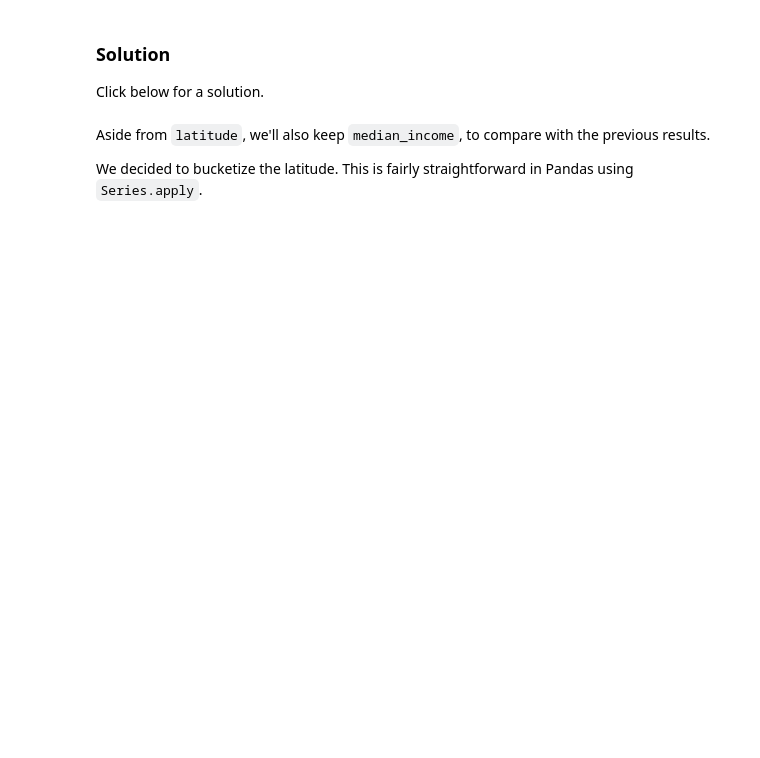
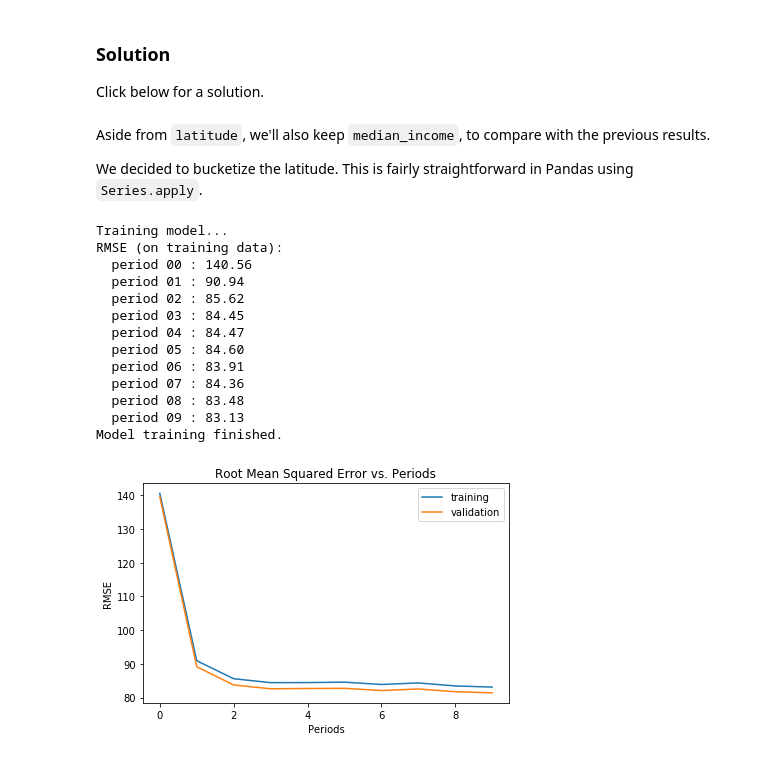
Before and after one commit to odmana/google-ai-crash-course, a Jupyter notebook: feature_sets.ipynb, the cells around one changed output. Drawn from its saved outputs; the diff is of its cells as text; code cells hidden in the pictures; blank space fills up the shorter version.

```diff
--- a/feature_sets.ipynb
+++ b/feature_sets.ipynb
@@ -447,10 +486,25 @@ selected_training_examples = select_and_transform_features(training_examples)
 selected_validation_examples = select_and_transform_features(validation_examples)
 # %%
 _ = train_model(
-    learning_rate=0.01,
+    learning_rate=0.1,
     steps=500,
     batch_size=5,
     training_examples=selected_training_examples,
     training_targets=training_targets,
     validation_examples=selected_validation_examples,
     validation_targets=validation_targets)
+# %% [output]
+Training model...
+RMSE (on training data):
+  period 00 : 140.56
+  period 01 : 90.94
+  period 02 : 85.62
+  period 03 : 84.45
+  period 04 : 84.47
+  period 05 : 84.60
+  period 06 : 83.91
+  period 07 : 84.36
+  period 08 : 83.48
+  period 09 : 83.13
+Model training finished.
+[figure, added]
```
Also changed, not shown: parts of 5 cells of this notebook.
